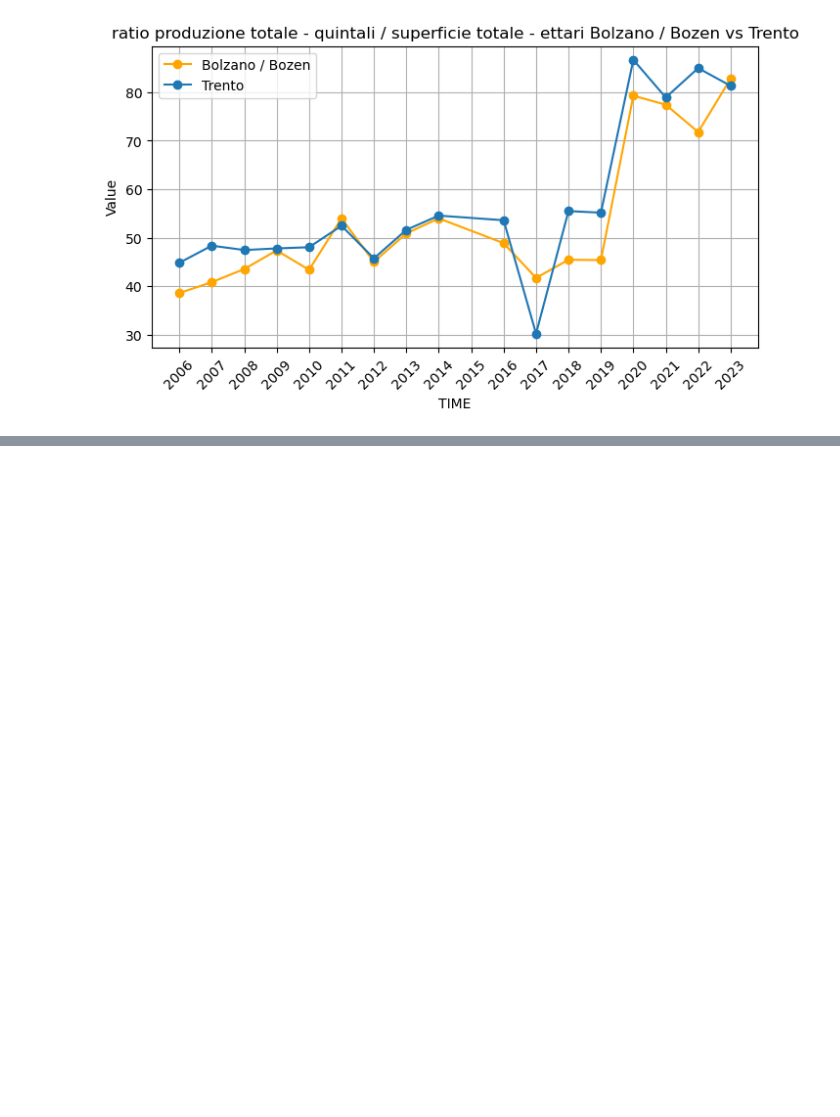
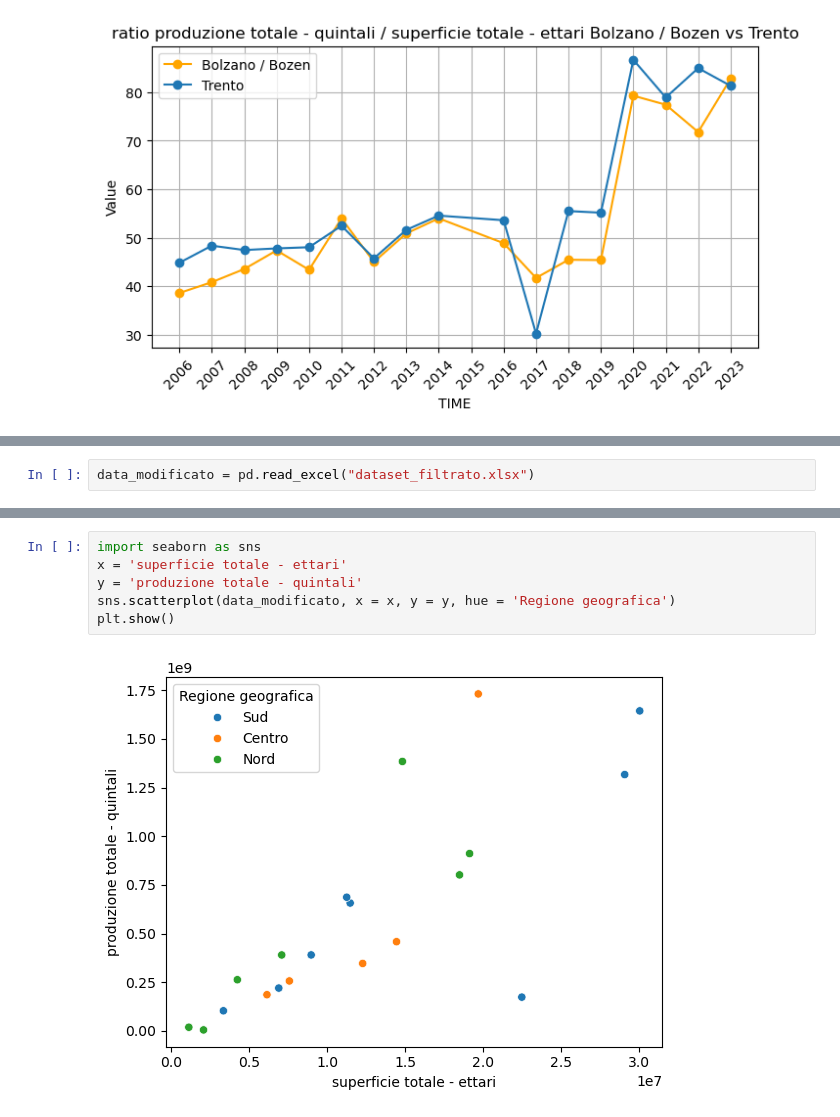
Before and after one commit to AntonioDonnangelo/italian_agriculture_and_protests_analysis, a Jupyter notebook: Data_understanding_ISTAT.ipynb, the cells around one changed output, grey strips where cells are left out. Cells and saved outputs as stored; diff of their text form; blank space fills up the shorter version.

```diff
--- a/Data_understanding_ISTAT.ipynb
+++ b/Data_understanding_ISTAT.ipynb
@@ -265,0 +581,2 @@ plt.show()
+# %%
+data_modificato = pd.read_excel("dataset_filtrato.xlsx")
@@ -265,0 +603,8 @@ plt.show()
+# %%
+import seaborn as sns
+x = 'superficie totale - ettari'
+y = 'produzione totale - quintali'
+sns.scatterplot(data_modificato, x = x, y = y, hue = 'Regione geografica')
+plt.show()
+# %% [output]
+[figure, added]
```
Also changed, not shown: parts of 33 cells of this notebook, 1 other file.
